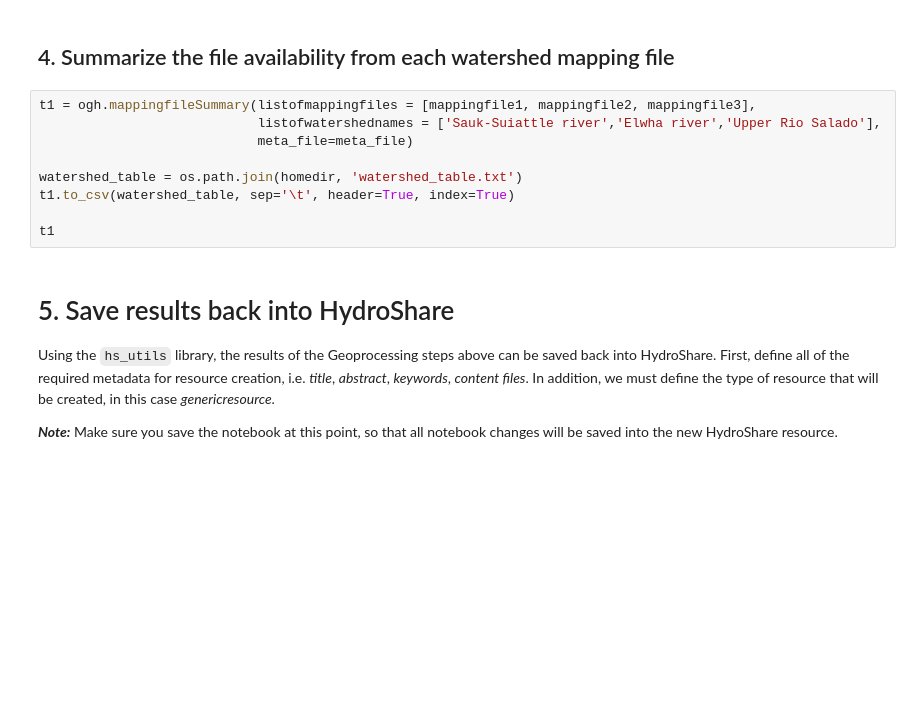
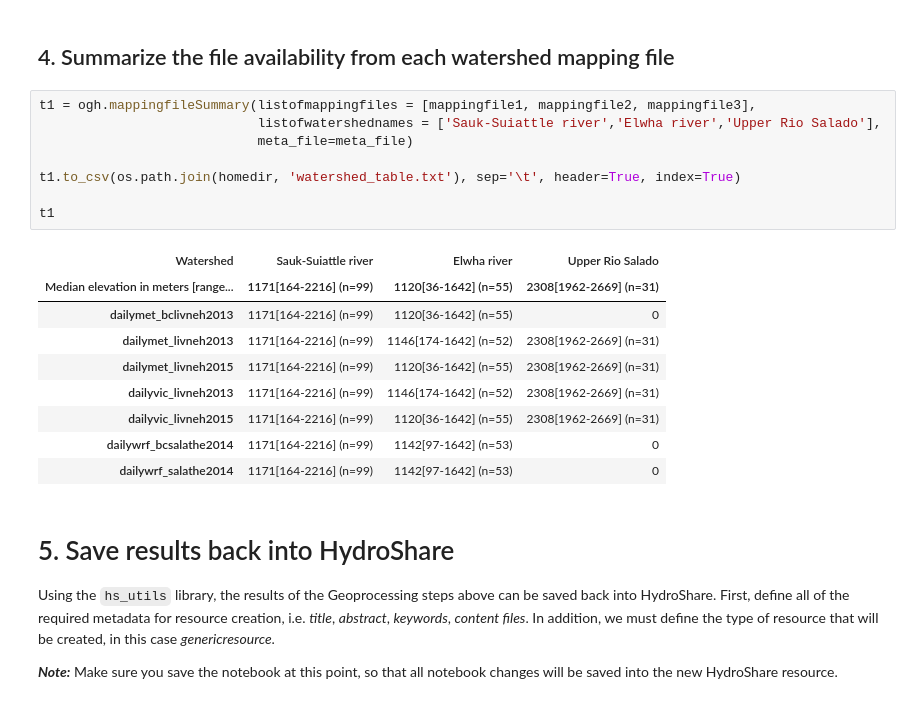
Before and after one commit to Freshwater-Initiative/Observatory, a Jupyter notebook: tutorials/Observatory_usecase2_datadownload.ipynb, the cells around one changed output. Saved outputs shown, nothing was run; the diff lists cells and outputs as text; blank space fills up the shorter version.

```diff
--- a/tutorials/Observatory_usecase2_datadownload.ipynb
+++ b/tutorials/Observatory_usecase2_datadownload.ipynb
@@ -141,12 +220,21 @@ ogh.getDailyWRF_bcsalathe2014(homedir, mappingfile3)
 # %%
 t1 = ogh.mappingfileSummary(listofmappingfiles = [mappingfile1, mappingfile2, mappingfile3],
                             listofwatershednames = ['Sauk-Suiattle river','Elwha river','Upper Rio Salado'],
                             meta_file=meta_file)
 
-watershed_table = os.path.join(homedir, 'watershed_table.txt')
-t1.to_csv(watershed_table, sep='\t', header=True, index=True)
+t1.to_csv(os.path.join(homedir, 'watershed_table.txt'), sep='\t', header=True, index=True)
 
 t1
+# %% [output]
+| Watershed | Sauk-Suiattle river | Elwha river | Upper Rio Salado |
+| Median elevation in meters [range... | 1171[164-2216] (n=99) | 1120[36-1642] (n=55) | 2308[1962-2669] (n=31) |
+| dailymet_bclivneh2013 | 1171[164-2216] (n=99) | 1120[36-1642] (n=55) | 0 |
+| dailymet_livneh2013 | 1171[164-2216] (n=99) | 1146[174-1642] (n=52) | 2308[1962-2669] (n=31) |
+| dailymet_livneh2015 | 1171[164-2216] (n=99) | 1120[36-1642] (n=55) | 2308[1962-2669] (n=31) |
+| dailyvic_livneh2013 | 1171[164-2216] (n=99) | 1146[174-1642] (n=52) | 2308[1962-2669] (n=31) |
+| dailyvic_livneh2015 | 1171[164-2216] (n=99) | 1120[36-1642] (n=55) | 2308[1962-2669] (n=31) |
+| dailywrf_bcsalathe2014 | 1171[164-2216] (n=99) | 1142[97-1642] (n=53) | 0 |
+| dailywrf_salathe2014 | 1171[164-2216] (n=99) | 1142[97-1642] (n=53) | 0 |
 # %% [markdown]
 # 5. Save results back into HydroShare
 <a name="creation"></a>
```
Also changed, not shown: parts of 6 cells of this notebook, 4 other files.
